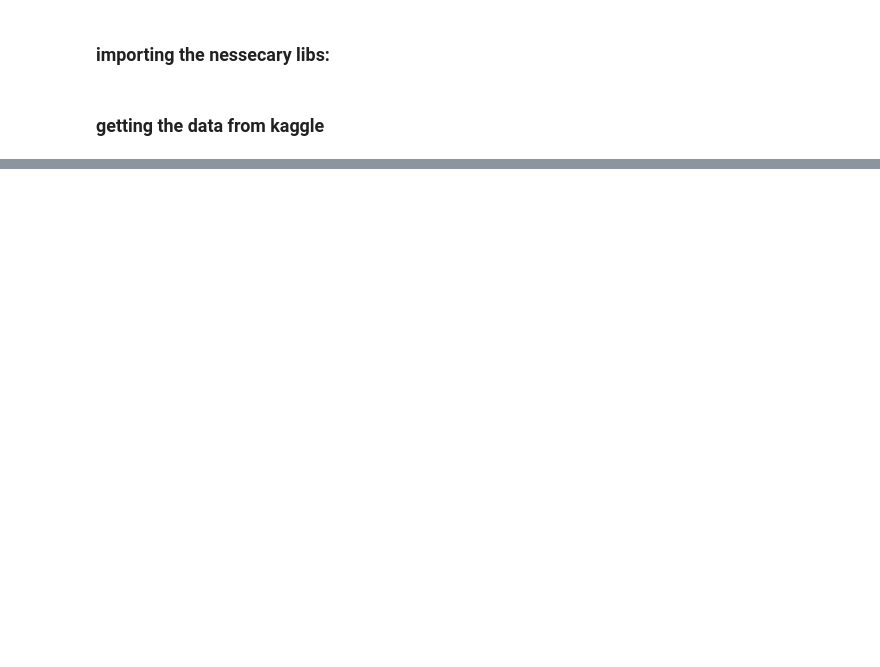
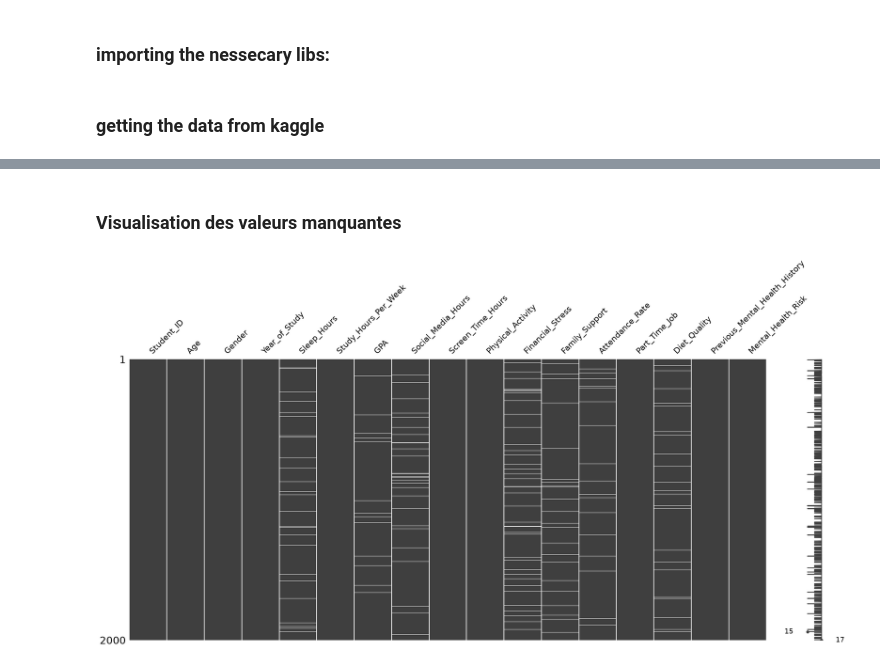
Before and after one commit to redel-byte/soutnance_1, a Jupyter notebook: notebooks/EDA.ipynb, the cells around one changed output, grey strips where cells are left out. Cells and saved outputs as stored; diff of their text form; code cells hidden in the pictures; blank space fills up the shorter version.

```diff
--- a/notebooks/EDA.ipynb
+++ b/notebooks/EDA.ipynb
@@ -12,3 +12,6 @@ import kagglehub
 # %% [markdown]
 ### getting the data from kaggle
+# %%
+ROOT = Path().cwd().parent
+dataset = ROOT / "data" / "raw" / "student-mental.csv"
 # %%
@@ -20,5 +23,5 @@ print("Path to dataset files:", path)
 # %%
-df = pd.read_csv('data.csv')
+df = pd.read_csv(dataset)
 print(df.shape)
 print(df.dtypes)
-print(df.head())
+display(df.head())
@@ -27,0 +115,7 @@ print(df.head())
+# %% [markdown]
+### Visualisation des valeurs manquantes
+# %%
+msno.matrix(df)
+plt.show()
+# %% [output]
+[figure, added]
```
Also changed, not shown: parts of 20 cells of this notebook, 5 other files.
